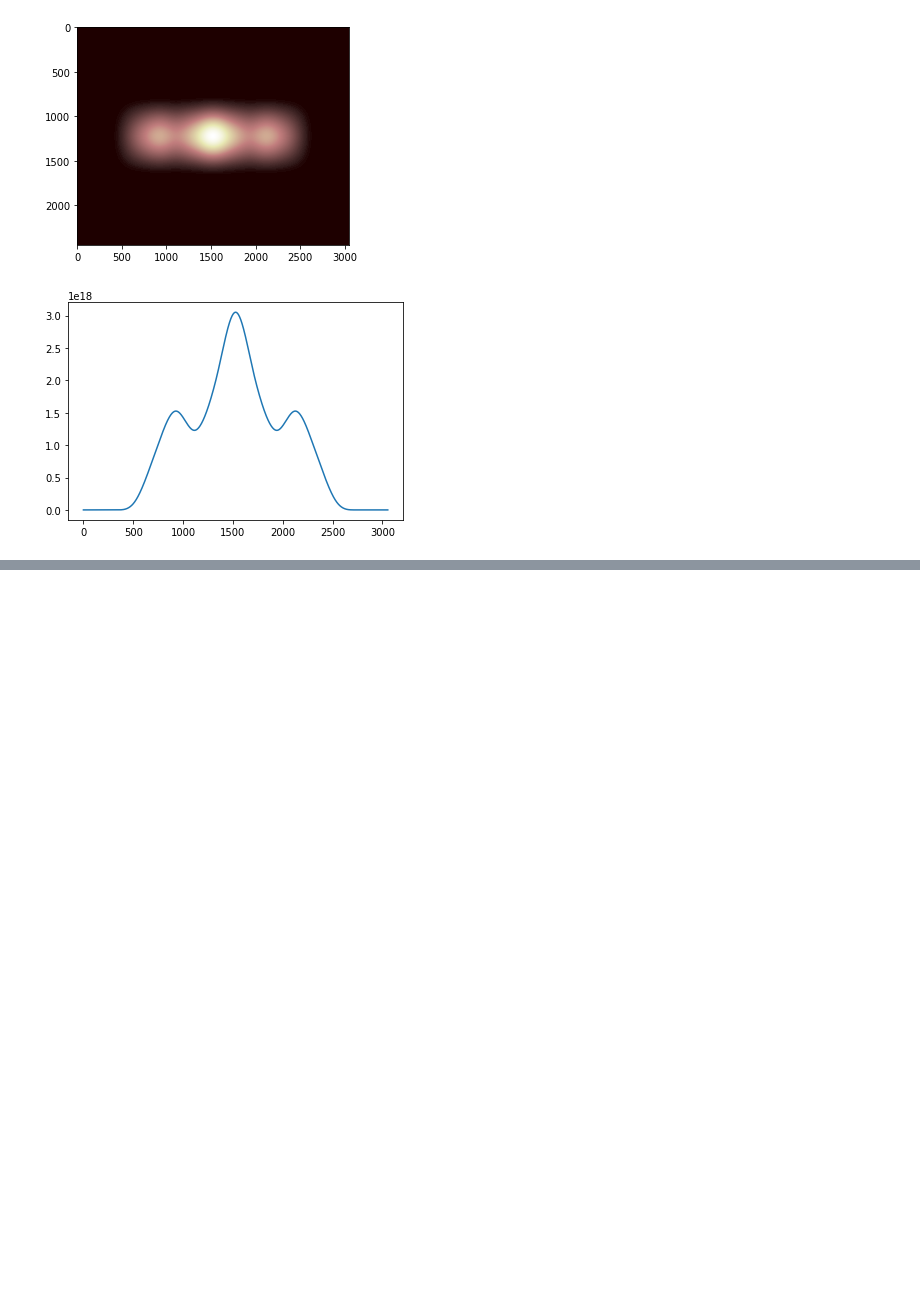
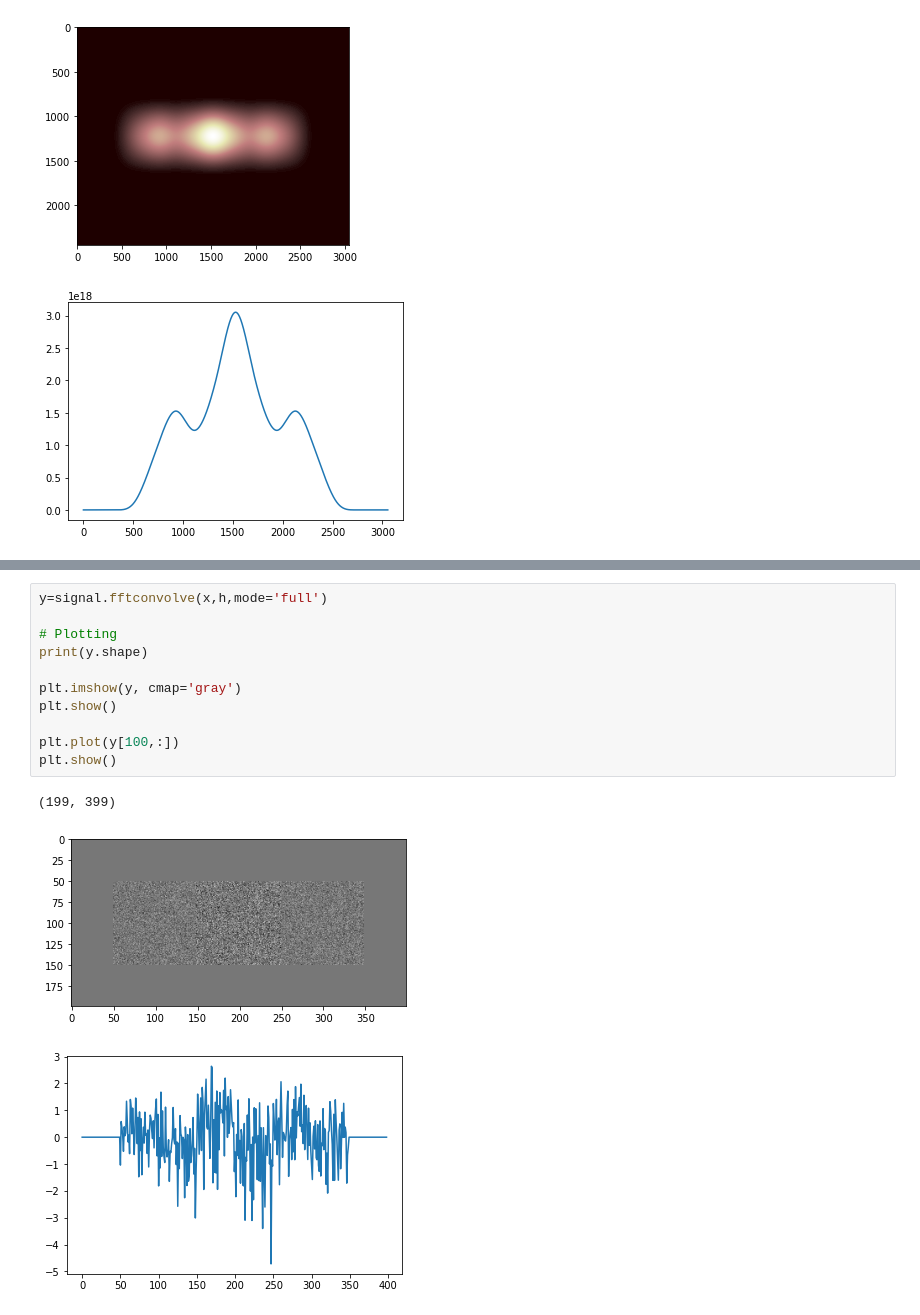
Before and after one commit to olivierleblanc/diffusercam, a Jupyter notebook: bernat/autocorrelation02.ipynb, the cells around one changed output, grey strips where cells are left out. Saved outputs shown, nothing was run; the diff lists cells and outputs as text; blank space fills up the shorter version.

```diff
--- a/bernat/autocorrelation02.ipynb
+++ b/bernat/autocorrelation02.ipynb
@@ -171,0 +192,15 @@ plt.show()
+# %%
+y=signal.fftconvolve(x,h,mode='full')
+
+# Plotting
+print(y.shape)
+
+plt.imshow(y, cmap='gray')
+plt.show()
+
+plt.plot(y[100,:])
+plt.show()
+# %% [output]
+(199, 399)
+[figure, added]
+[figure, added]
```
Also changed, not shown: parts of 6 cells of this notebook, 1 other file.
